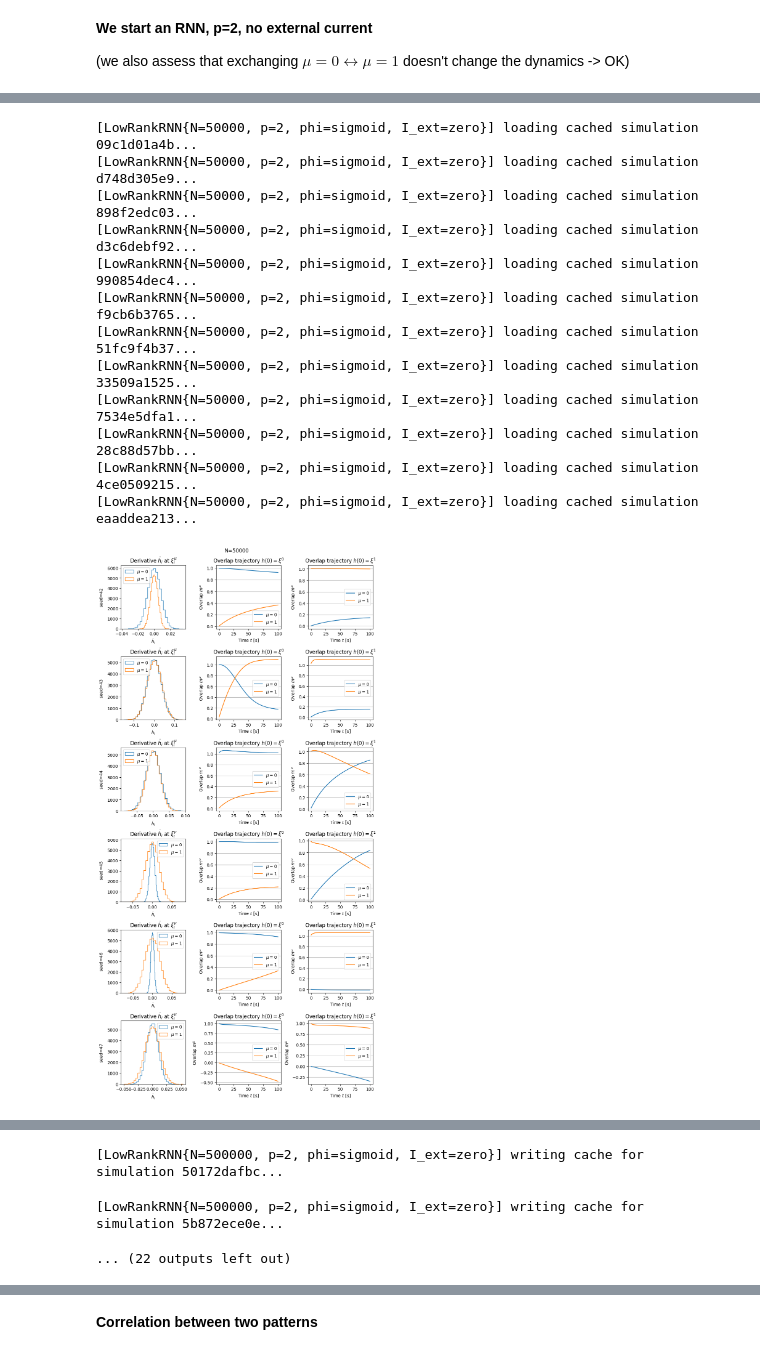
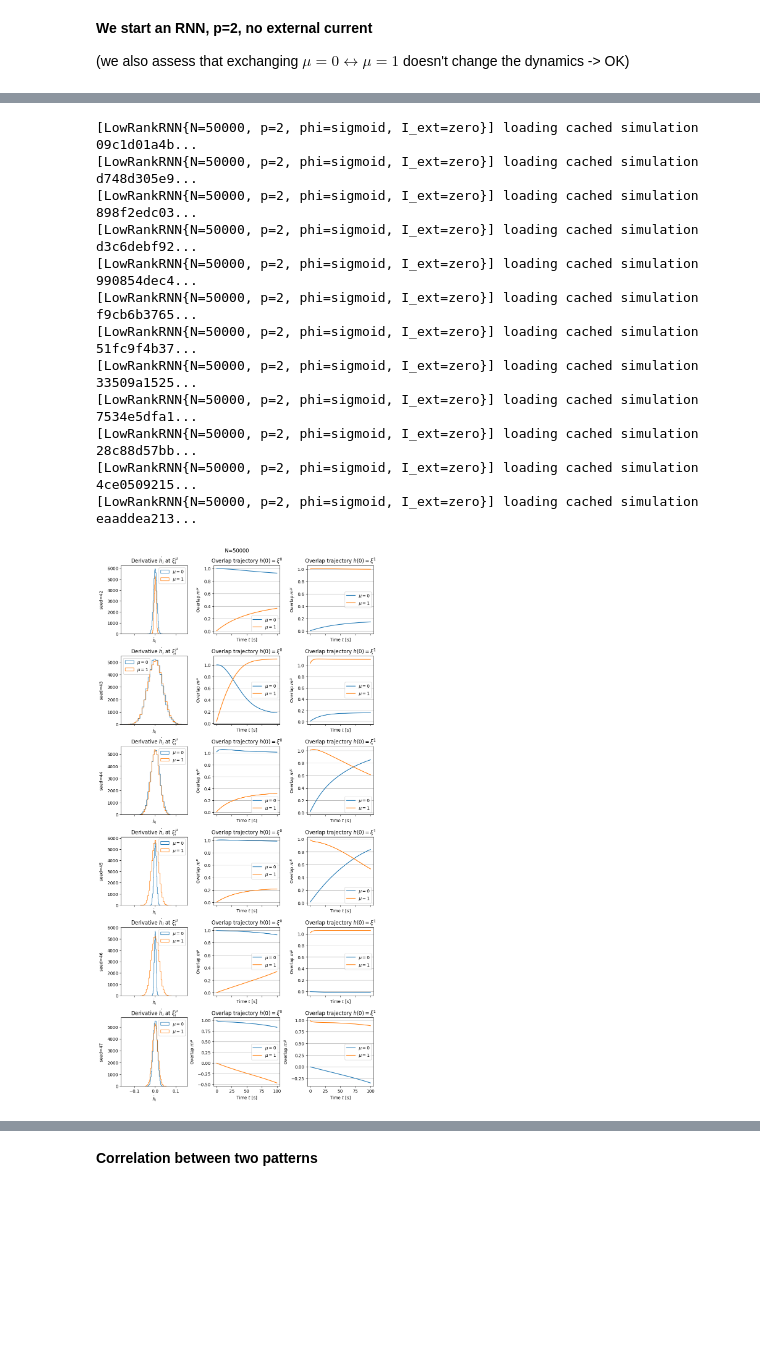
Before and after one commit to ninivert/lcnthesis, a Jupyter notebook: notebooks/finite_N_effects.ipynb, the cells around one changed output, grey strips where cells are left out. Saved outputs shown, nothing was run; the diff lists cells and outputs as text; code cells hidden in the pictures; blank space fills up the shorter version.

Commit message:
finite N plots + fixed 2d animation

```diff
--- a/notebooks/finite_N_effects.ipynb
+++ b/notebooks/finite_N_effects.ipynb
@@ -23,7 +23,7 @@ for N in [1000, 10_000, 50_000, 100_000, 500_000, 1_000_000]:
 	# configs = list(itertools.product(seeds, flipped))  # DEBUG
 	configs = list(seeds)
 
-	fig, axes = plt.subplots(ncols=3, nrows=len(configs), figsize=(9, 3*len(configs)), constrained_layout=True)
+	fig, axes = plt.subplots(ncols=3, nrows=len(configs), figsize=(9, 3*len(configs)), constrained_layout=True, sharex='col')
 	fig.suptitle(f'N={N}')
 
 	# for row, (seed, flip) in enumerate(configs):  # DEBUG
@@ -76,16 +76,16 @@ for N in [1000, 10_000, 50_000, 100_000, 500_000, 1_000_000]:
 [LowRankRNN{N=50000, p=2, phi=sigmoid, I_ext=zero}] loading cached simulation 09c1d01a4b...
 [LowRankRNN{N=50000, p=2, phi=sigmoid, I_ext=zero}] loading cached simulation d748d305e9...
 [LowRankRNN{N=50000, p=2, phi=sigmoid, I_ext=zero}] loading cached simulation 898f2edc03...
 [LowRankRNN{N=50000, p=2, phi=sigmoid, I_ext=zero}] loading cached simulation d3c6debf92...
 [LowRankRNN{N=50000, p=2, phi=sigmoid, I_ext=zero}] loading cached simulation 990854dec4...
 [LowRankRNN{N=50000, p=2, phi=sigmoid, I_ext=zero}] loading cached simulation f9cb6b3765...
 [LowRankRNN{N=50000, p=2, phi=sigmoid, I_ext=zero}] loading cached simulation 51fc9f4b37...
 [LowRankRNN{N=50000, p=2, phi=sigmoid, I_ext=zero}] loading cached simulation 33509a1525...
 [LowRankRNN{N=50000, p=2, phi=sigmoid, I_ext=zero}] loading cached simulation 7534e5dfa1...
 [LowRankRNN{N=50000, p=2, phi=sigmoid, I_ext=zero}] loading cached simulation 28c88d57bb...
 [LowRankRNN{N=50000, p=2, phi=sigmoid, I_ext=zero}] loading cached simulation 4ce0509215...
 [LowRankRNN{N=50000, p=2, phi=sigmoid, I_ext=zero}] loading cached simulation eaaddea213...
-[figure, old version]
+[figure, new version]
 [LowRankRNN{N=100000, p=2, phi=sigmoid, I_ext=zero}] loading cached simulation ebada8235a...
 [LowRankRNN{N=100000, p=2, phi=sigmoid, I_ext=zero}] loading cached simulation 6c2c2bfc52...
 [LowRankRNN{N=100000, p=2, phi=sigmoid, I_ext=zero}] loading cached simulation 162b0ae47e...
@@ -104,3 +126,0 @@ for N in [1000, 10_000, 50_000, 100_000, 500_000, 1_000_000]:
-[LowRankRNN{N=500000, p=2, phi=sigmoid, I_ext=zero}] writing cache for simulation 50172dafbc...
-[LowRankRNN{N=500000, p=2, phi=sigmoid, I_ext=zero}] writing cache for simulation 5b872ece0e...
-... (22 outputs left out)
```
Also changed, not shown: parts of 1 cell of this notebook, 2 other files.
